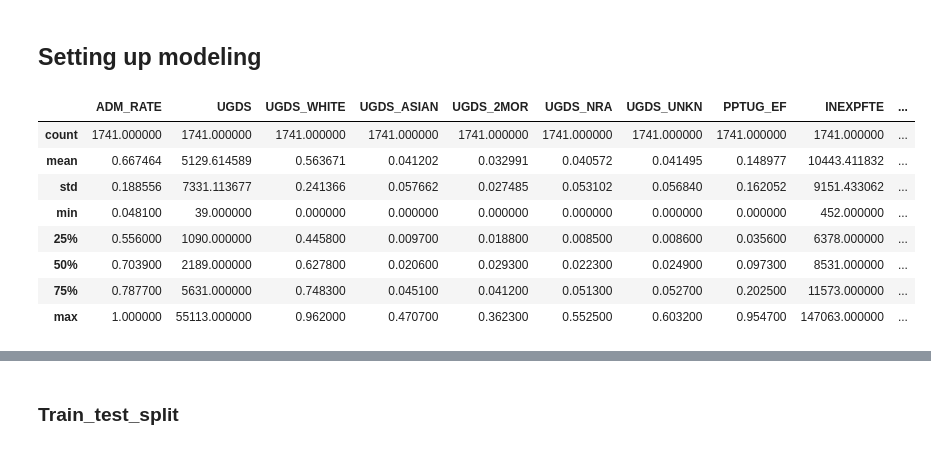
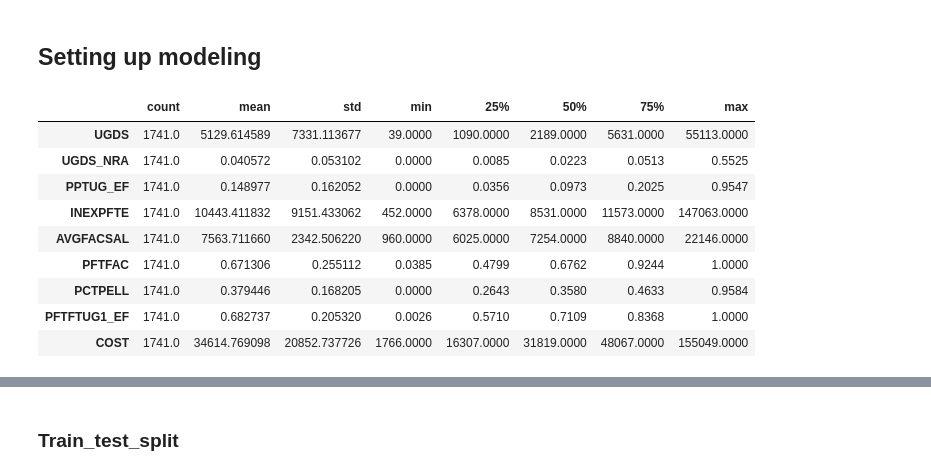
Before and after one commit to j-carson/student-loan-regression, a Jupyter notebook: src/model_build.ipynb, the cells around one changed output, grey strips where cells are left out. Saved outputs shown, nothing was run; the diff lists cells and outputs as text; code cells hidden in the pictures.

```diff
--- a/src/model_build.ipynb
+++ b/src/model_build.ipynb
@@ -136,8 +138,8 @@ data.ADM_RATE.dropna().quantile(.75)
-# %%
-data.ADM_RATE = data.ADM_RATE.fillna(.7877)
 # %%
 predictors.remove('SAT_AVG')
 data = data.drop(columns='SAT_AVG')
+predictors.remove('ADM_RATE')
+data = data.drop(columns='ADM_RATE')
 # %%
 data[predictors].info()
 # %% [output]
@@ -222,18 +227,23 @@ data = data.drop(columns=['TUITFTE', 'TUITIONFEE_IN'])
 predictors.remove('TUITFTE')
 predictors.remove('TUITIONFEE_IN')
 predictors.append('COST')
+predictors.remove('UGDS_WHITE')
+predictors.remove('UGDS_ASIAN')
+predictors.remove('UGDS_2MOR')
+predictors.remove('UGDS_UNKN')
 # %% [markdown]
 ## Setting up modeling
 # %%
 # scale all the numerical predictors
-data[predictors].describe()
+data[predictors].describe().T
 # %% [output]
-|  | ADM_RATE | UGDS | UGDS_WHITE | UGDS_ASIAN | UGDS_2MOR | UGDS_NRA | UGDS_UNKN | PPTUG_EF | INEXPFTE | ... |
-| count | 1741.000000 | 1741.000000 | 1741.000000 | 1741.000000 | 1741.000000 | 1741.000000 | 1741.000000 | 1741.000000 | 1741.000000 | ... |
-| mean | 0.667464 | 5129.614589 | 0.563671 | 0.041202 | 0.032991 | 0.040572 | 0.041495 | 0.148977 | 10443.411832 | ... |
-| std | 0.188556 | 7331.113677 | 0.241366 | 0.057662 | 0.027485 | 0.053102 | 0.056840 | 0.162052 | 9151.433062 | ... |
-| min | 0.048100 | 39.000000 | 0.000000 | 0.000000 | 0.000000 | 0.000000 | 0.000000 | 0.000000 | 452.000000 | ... |
-| 25% | 0.556000 | 1090.000000 | 0.445800 | 0.009700 | 0.018800 | 0.008500 | 0.008600 | 0.035600 | 6378.000000 | ... |
-| 50% | 0.703900 | 2189.000000 | 0.627800 | 0.020600 | 0.029300 | 0.022300 | 0.024900 | 0.097300 | 8531.000000 | ... |
-| 75% | 0.787700 | 5631.000000 | 0.748300 | 0.045100 | 0.041200 | 0.051300 | 0.052700 | 0.202500 | 11573.000000 | ... |
-| max | 1.000000 | 55113.000000 | 0.962000 | 0.470700 | 0.362300 | 0.552500 | 0.603200 | 0.954700 | 147063.000000 | ... |
+|  | count | mean | std | min | 25% | 50% | 75% | max |
+| UGDS | 1741.0 | 5129.614589 | 7331.113677 | 39.0000 | 1090.0000 | 2189.0000 | 5631.0000 | 55113.0000 |
+| UGDS_NRA | 1741.0 | 0.040572 | 0.053102 | 0.0000 | 0.0085 | 0.0223 | 0.0513 | 0.5525 |
+| PPTUG_EF | 1741.0 | 0.148977 | 0.162052 | 0.0000 | 0.0356 | 0.0973 | 0.2025 | 0.9547 |
+| INEXPFTE | 1741.0 | 10443.411832 | 9151.433062 | 452.0000 | 6378.0000 | 8531.0000 | 11573.0000 | 147063.0000 |
+| AVGFACSAL | 1741.0 | 7563.711660 | 2342.506220 | 960.0000 | 6025.0000 | 7254.0000 | 8840.0000 | 22146.0000 |
+| PFTFAC | 1741.0 | 0.671306 | 0.255112 | 0.0385 | 0.4799 | 0.6762 | 0.9244 | 1.0000 |
+| PCTPELL | 1741.0 | 0.379446 | 0.168205 | 0.0000 | 0.2643 | 0.3580 | 0.4633 | 0.9584 |
+| PFTFTUG1_EF | 1741.0 | 0.682737 | 0.205320 | 0.0026 | 0.5710 | 0.7109 | 0.8368 | 1.0000 |
+| COST | 1741.0 | 34614.769098 | 20852.737726 | 1766.0000 | 16307.0000 | 31819.0000 | 48067.0000 | 155049.0000 |
```
Also changed, not shown: parts of 39 cells of this notebook, 1 other file.
